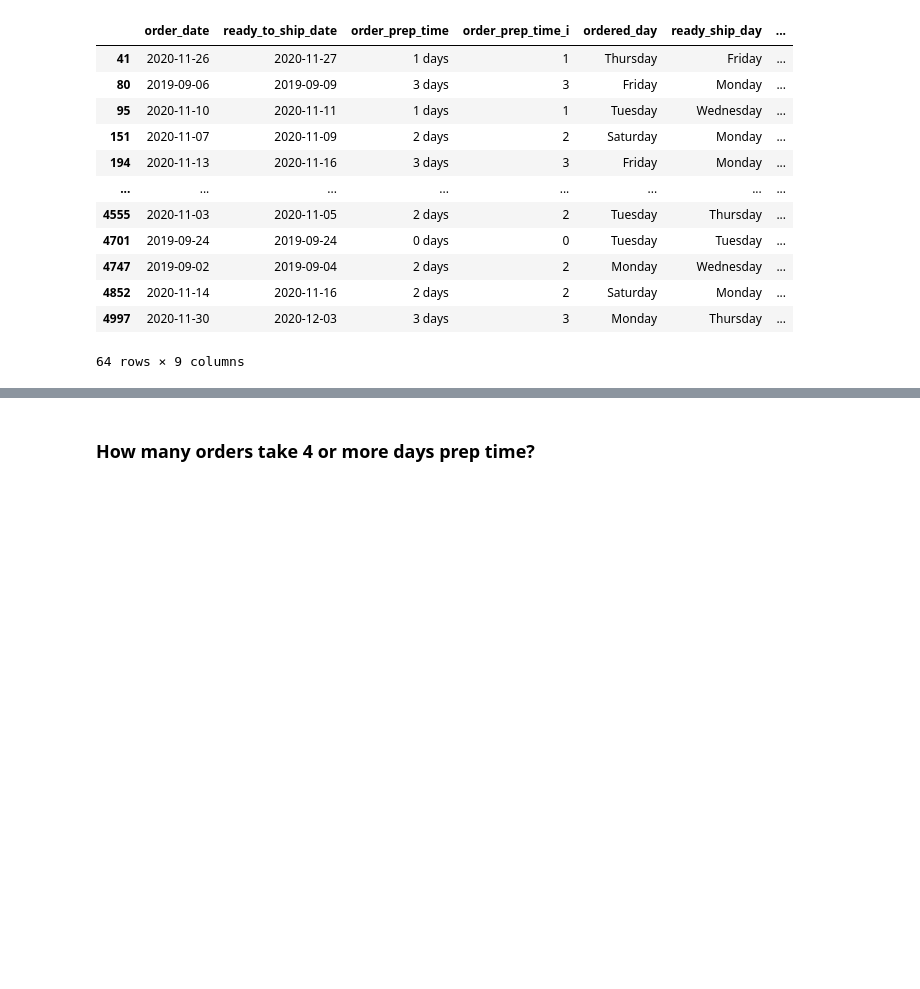
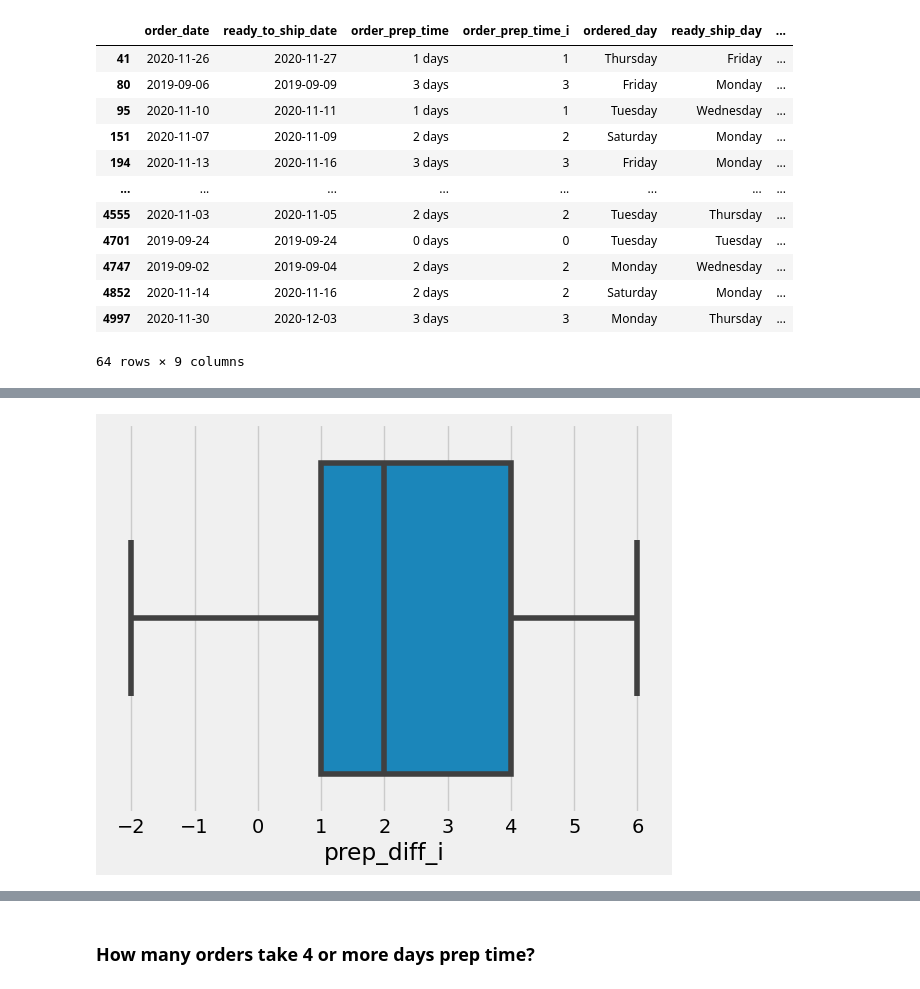
Before and after one commit to GioGonzalez07/EDA_project, a Jupyter notebook: order_prep_time_exc.ipynb, the cells around one changed output, grey strips where cells are left out. Drawn from its saved outputs; the diff is of its cells as text; code cells hidden in the pictures; blank space fills up the shorter version.

```diff
--- a/order_prep_time_exc.ipynb
+++ b/order_prep_time_exc.ipynb
@@ -172,3 +192,8 @@ plt.ylabel('Days');
+# %%
+sns.boxplot(x=order_prep_time2["prep_diff_i"])
+plt.show()
+# %% [output]
+[figure, added]
 # %%
 sns.displot(order_prep_time2[['order_prep_time_i']],legend=False)
 plt.title('Prep time required', fontsize=20)
```
Also changed, not shown: parts of 8 cells of this notebook, 1 other file.
